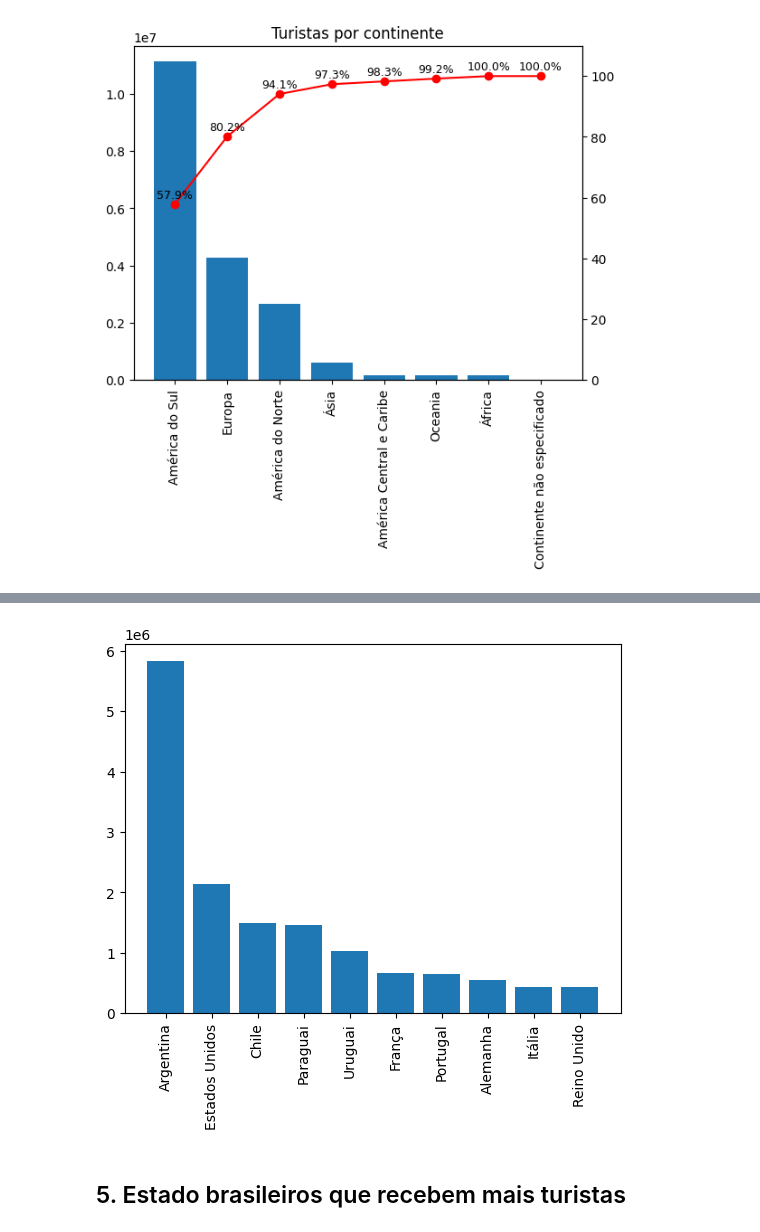
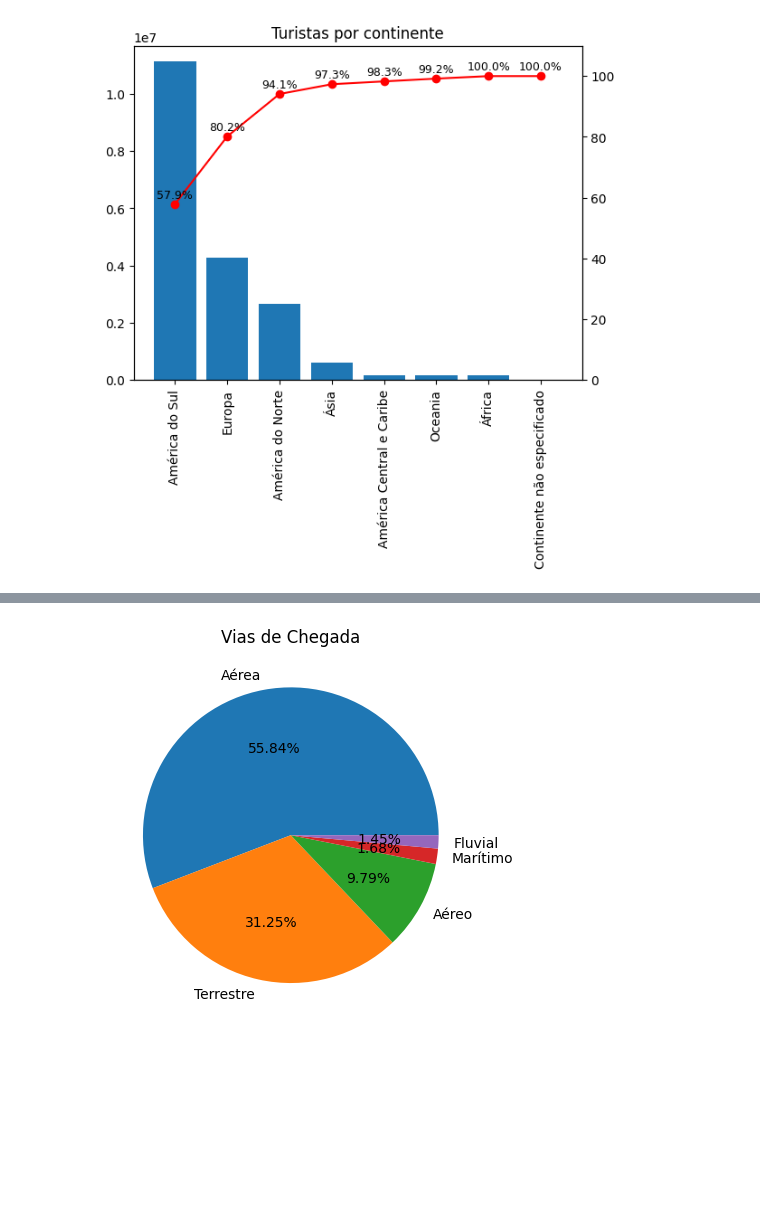
Before and after one commit to Daniel-Britto/turistas_no_brasil, a Jupyter notebook: analise.ipynb, the cells around one changed output, grey strips where cells are left out. Cells and saved outputs as stored; diff of their text form; code cells hidden in the pictures; blank space fills up the shorter version.

```diff
--- a/analise.ipynb
+++ b/analise.ipynb
@@ -158,8 +182,6 @@ paises.reset_index().sort_values(by='chegadas', ascending=False)
-# %%
-plt.bar(paises.index, paises.values)
-plt.xticks(rotation=90)
-plt.show()
-# %% [output]
-[figure, removed]
-# %% [markdown]
-## 5. Estado brasileiros que recebem mais turistas
+# %%
+plt.pie(chegada_vias['chegadas'], labels=chegada_vias['via'], autopct='%1.2f%%')
+plt.title('Vias de Chegada')
+plt.show()
+# %% [output]
+[figure, added]
```
Also changed, not shown: parts of 33 cells of this notebook, 4 other files.
